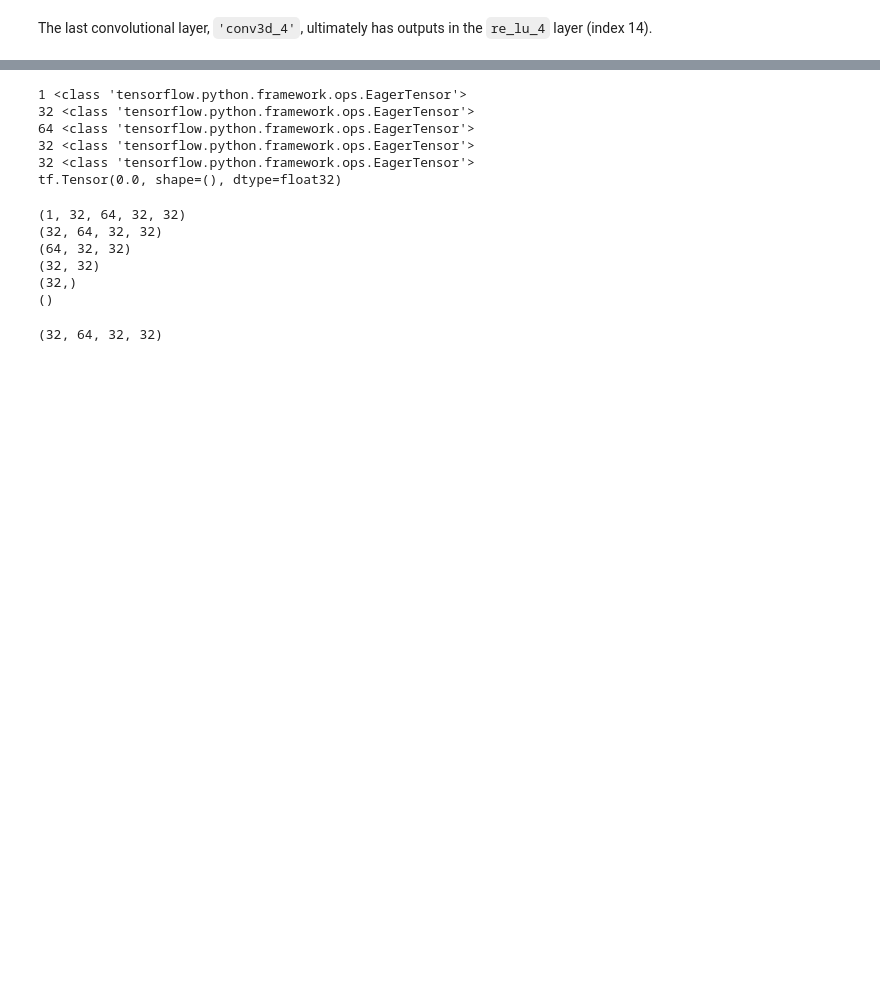
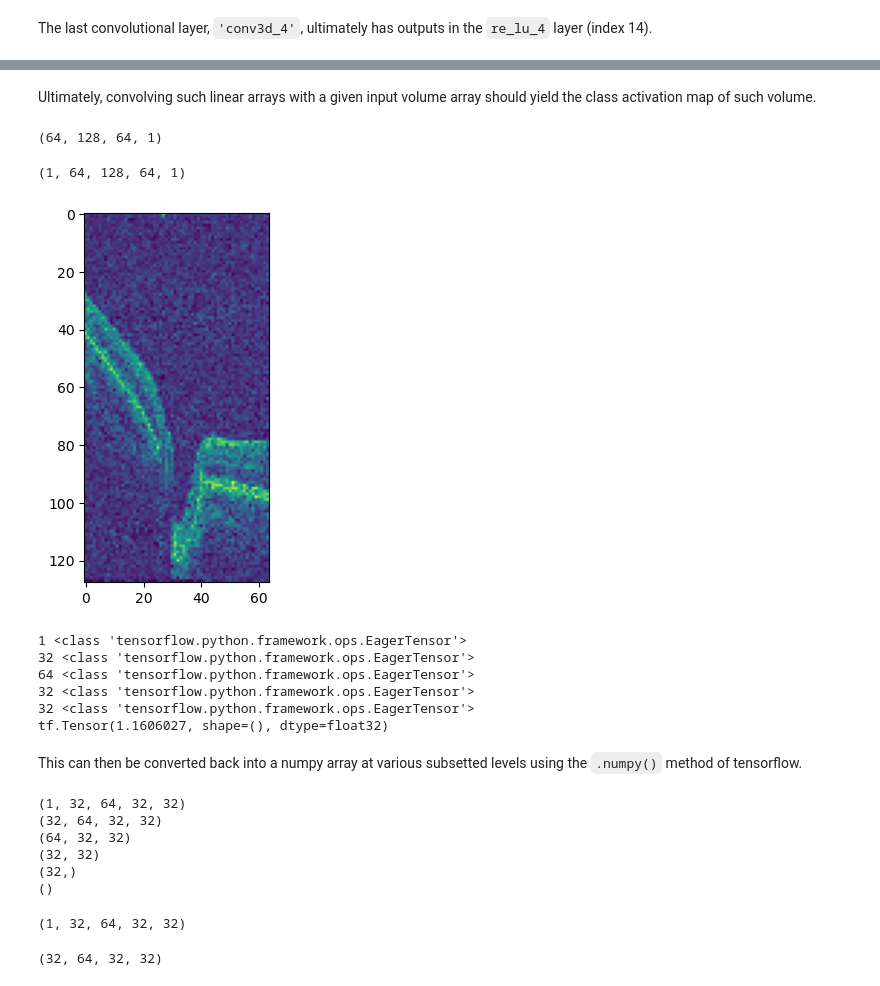
Before and after one commit to tbchuotmd/OCTCV, a Jupyter notebook: p5_Modeling/modeling.ipynb, the cells around one changed output, grey strips where cells are left out. Drawn from its saved outputs; the diff is of its cells as text; code cells hidden in the pictures; blank space fills up the shorter version.

```diff
--- a/p5_Modeling/modeling.ipynb
+++ b/p5_Modeling/modeling.ipynb
@@ -290,0 +324,20 @@ convolved_sample = lastConv(sample)
+# %% [markdown]
+Ultimately, convolving such linear arrays with a given input volume array should yield the class activation map of such volume.
+# %%
+# Load image array based on index
+index=0
+if index < len(vX_test_paths):
+    sample_volume = load_images(vX_test_paths)[index]
+sample_volume.shape
+# %% [output]
+(64, 128, 64, 1)
+# %%
+# Add axis
+sample_volume = sample_volume[np.newaxis,...]
+sample_volume.shape
+# %% [output]
+(1, 64, 128, 64, 1)
+# %%
+_ = plt.imshow(sample_volume[0,32,:,:,0])
+# %% [output]
+[figure, added]
@@ -291,18 +347,20 @@ convolved_sample = lastConv(sample)
 # %%
-print(len(convolved_sample),type(convolved_sample))
-print(len(convolved_sample[0]),type(convolved_sample[0]))
-print(len(convolved_sample[0][0]),type(convolved_sample[0][0]))
-print(len(convolved_sample[0][0][0]),type(convolved_sample[0][0][0]))
-print(len(convolved_sample[0][0][0][0]),type(convolved_sample[0][0][0][0]))
+print(len(fmap),type(fmap))
+print(len(fmap[0]),type(fmap[0]))
+print(len(fmap[0][0]),type(fmap[0][0]))
+print(len(fmap[0][0][0]),type(fmap[0][0][0]))
+print(len(fmap[0][0][0][0]),type(fmap[0][0][0][0]))
 try:
-    print(len(convolved_sample[0][0][0][0][0]),type(convolved_sample[0][0][0][0][0]))
+    print(len(fmap[0][0][0][0][0]),type(fmap[0][0][0][0][0]))
 except:
-    print(convolved_sample[0][0][0][0][0])
+    print(fmap[0][0][0][0][0])
 # %% [output]
 1 <class 'tensorflow.python.framework.ops.EagerTensor'>
 32 <class 'tensorflow.python.framework.ops.EagerTensor'>
 64 <class 'tensorflow.python.framework.ops.EagerTensor'>
 32 <class 'tensorflow.python.framework.ops.EagerTensor'>
 32 <class 'tensorflow.python.framework.ops.EagerTensor'>
-tf.Tensor(0.0, shape=(), dtype=float32)
+tf.Tensor(1.1606027, shape=(), dtype=float32)
+# %% [markdown]
+This can then be converted back into a numpy array at various subsetted levels using the `.numpy()` method of tensorflow.
 # %%
@@ -319,4 +377,8 @@ print(convolved_sample[0][0][0][0][0].numpy().shape)
 (32, 32)
 (32,)
 ()
+# %%
+fmap.numpy().shape
+# %% [output]
+(1, 32, 64, 32, 32)
 # %%
```
Also changed, not shown: parts of 75 cells of this notebook, 1 other file.
